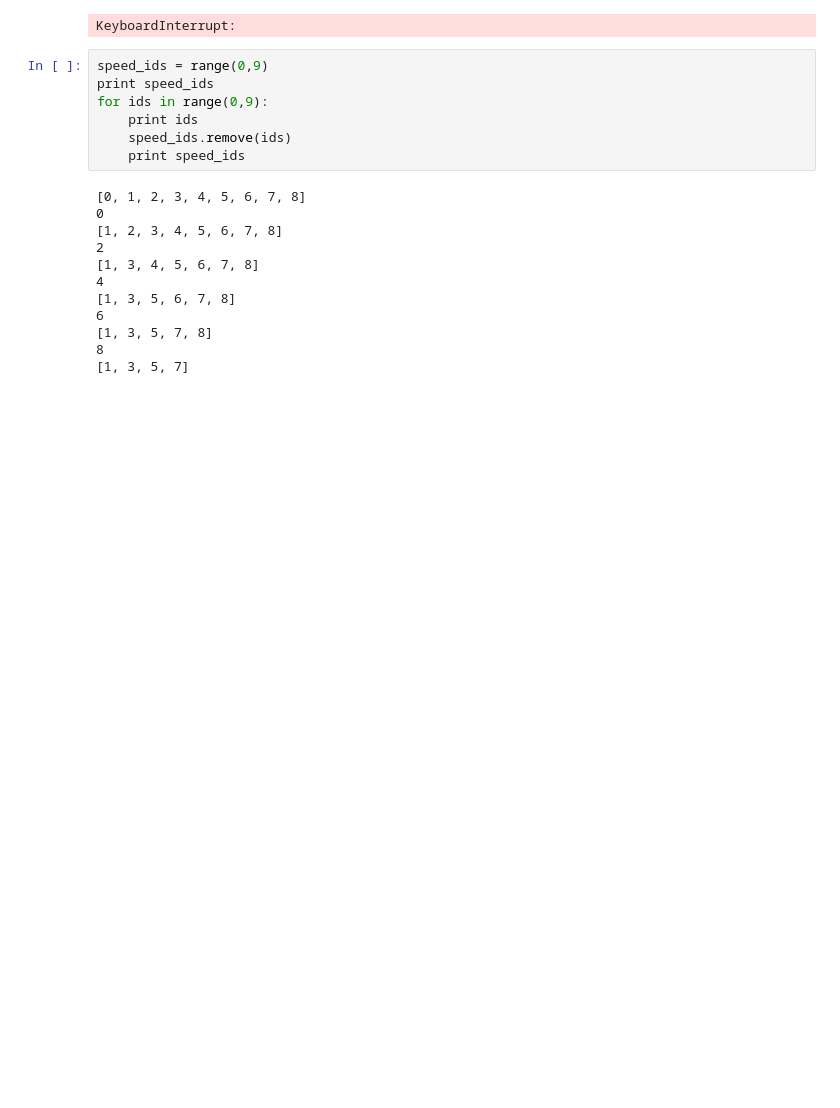
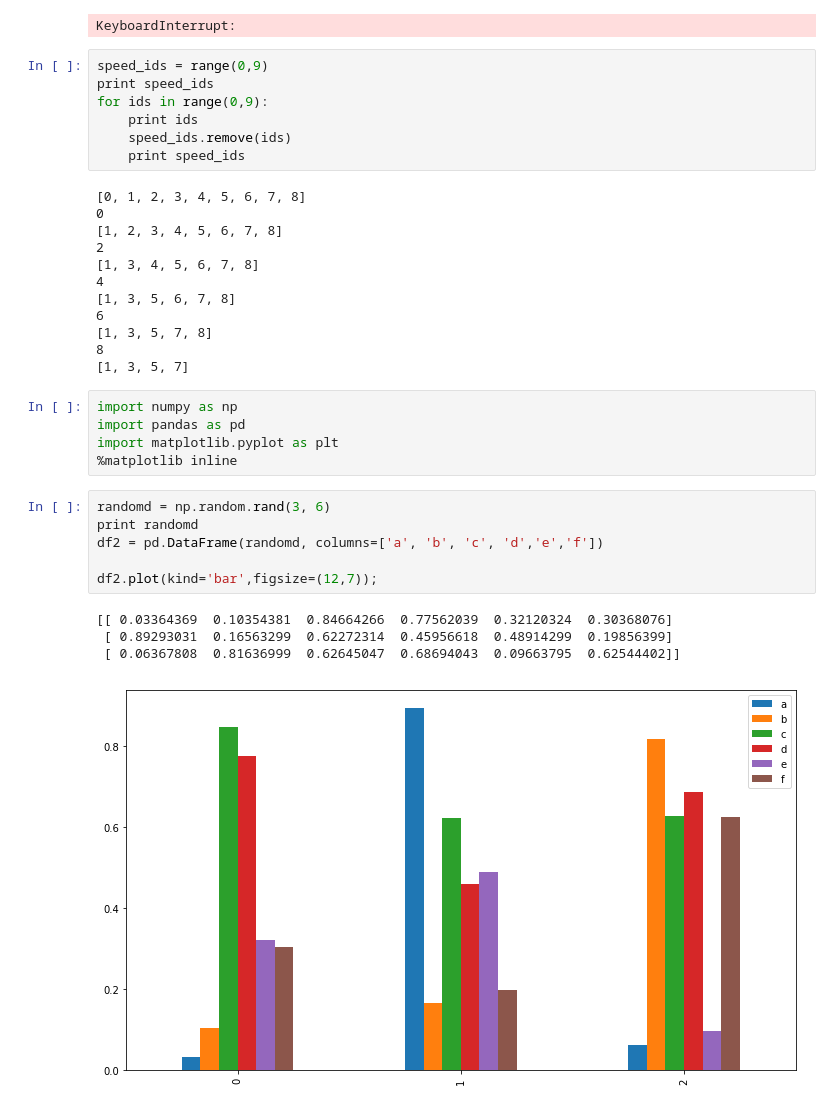
Before and after one commit to rubanraj54/research-and-developement, a Jupyter notebook: neo4jtut/enterprise/workbench.ipynb, the cells around one changed output. Saved outputs shown, nothing was run; the diff lists cells and outputs as text; blank space fills up the shorter version.

```diff
--- a/neo4jtut/enterprise/workbench.ipynb
+++ b/neo4jtut/enterprise/workbench.ipynb
@@ -406,3 +406,19 @@ for ids in range(0,9):
 [1, 3, 5, 7, 8]
 8
 [1, 3, 5, 7]
+# %%
+import numpy as np
+import pandas as pd
+import matplotlib.pyplot as plt
+%matplotlib inline
+# %%
+randomd = np.random.rand(3, 6)
+print randomd
+df2 = pd.DataFrame(randomd, columns=['a', 'b', 'c', 'd','e','f'])
+
+df2.plot(kind='bar',figsize=(12,7));
+# %% [output]
+[[ 0.03364369  0.10354381  0.84664266  0.77562039  0.32120324  0.30368076]
+ [ 0.89293031  0.16563299  0.62272314  0.45956618  0.48914299  0.19856399]
+ [ 0.06367808  0.81636999  0.62645047  0.68694043  0.09663795  0.62544402]]
+[figure, added]
```
Also changed, not shown: parts of 3 cells of this notebook, 6 other files.
